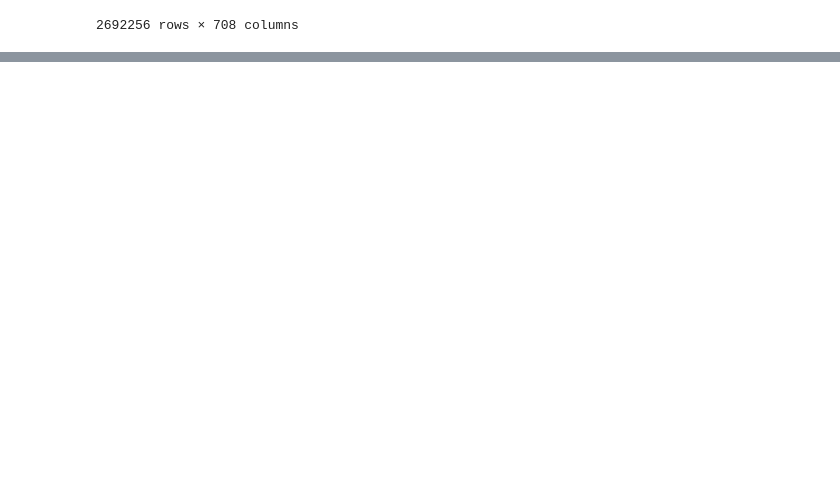
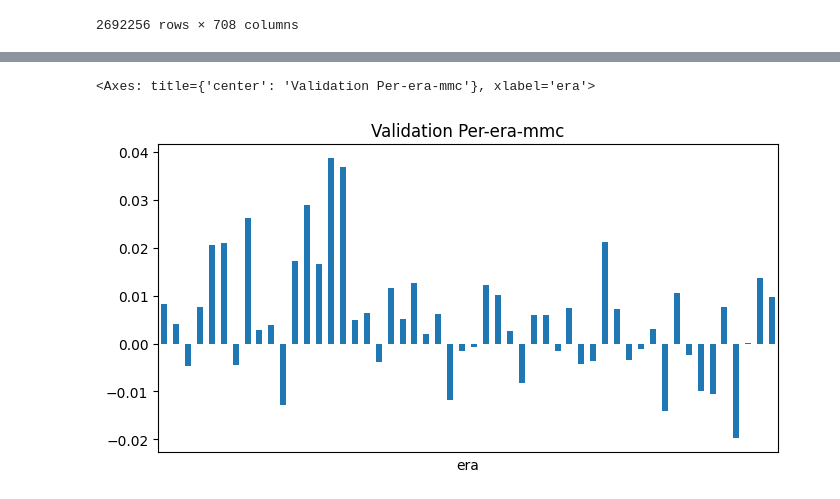
Before and after one commit to Pankaj-2003/Numerai_Models, a Jupyter notebook: numerai_first_notebook.ipynb, the cells around one changed output, grey strips where cells are left out. Drawn from its saved outputs; the diff is of its cells as text; code cells hidden in the pictures; blank space fills up the shorter version.

```diff
--- a/numerai_first_notebook.ipynb
+++ b/numerai_first_notebook.ipynb
@@ -220,0 +247,5 @@ validation[~validation["era"].isin(eras_to_embargo)]
+# %%
+per_era_mmc.plot(kind = "bar" , title  = "Validation Per-era-mmc" , figsize = (8,4) , xticks = [] , legend = False)
+# %% [output]
+<Axes: title={'center': 'Validation Per-era-mmc'}, xlabel='era'>
+[figure, added]
```
Also changed, not shown: parts of 24 cells of this notebook.
